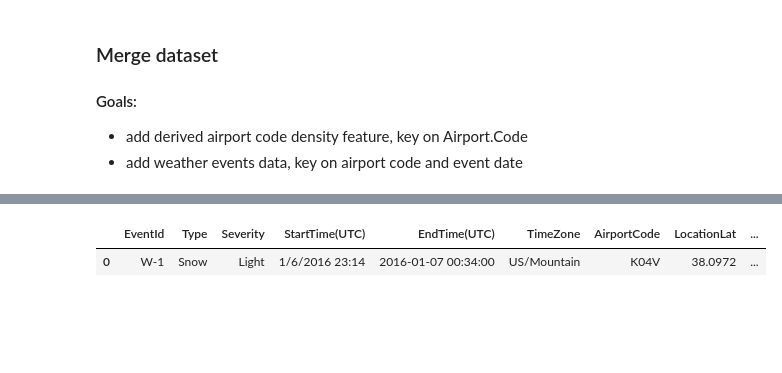
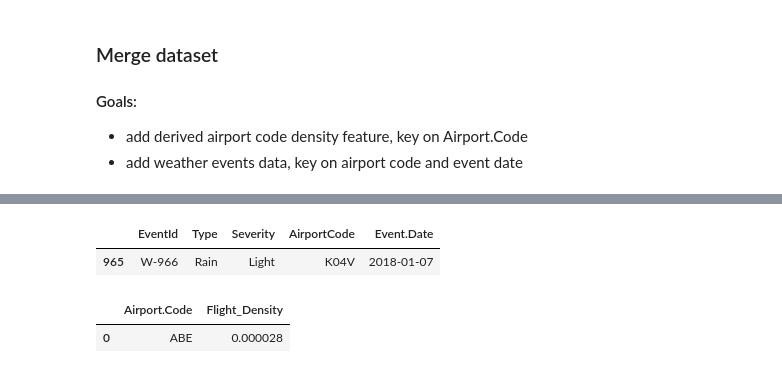
Before and after one commit to tfio17/flight-incident-prediction, a Jupyter notebook: Aviation Accident Prediction.ipynb, the cells around one changed output, grey strips where cells are left out. Saved outputs shown, nothing was run; the diff lists cells and outputs as text; code cells hidden in the pictures; blank space fills up the shorter version.

Commit message:
clean merge with weather event date sync

```diff
--- a/Aviation Accident Prediction.ipynb
+++ b/Aviation Accident Prediction.ipynb
@@ -313,9 +345,25 @@ def preprocess_weather_events(us_weather_events_df):
     """Preprocess raw weather events data."""
     # standardize date fields
     us_weather_events_df['EndTime(UTC)'] = pd.to_datetime(us_weather_events_df['EndTime(UTC)'])
+    us_weather_events_df['Event.Date'] = us_weather_events_df['EndTime(UTC)'].dt.date
+
     # filter for 2018
     us_weather_events_2018_df = us_weather_events_df[us_weather_events_df['EndTime(UTC)'].dt.year == 2018]
 
+    # remove unused features
+    del us_weather_events_2018_df['TimeZone']
+    del us_weather_events_2018_df['LocationLat']
+    del us_weather_events_2018_df['LocationLng']
+    del us_weather_events_2018_df['City']
+    del us_weather_events_2018_df['County']
+    del us_weather_events_2018_df['State']
+    del us_weather_events_2018_df['ZipCode']
+    del us_weather_events_2018_df['StartTime(UTC)']
+    del us_weather_events_2018_df['EndTime(UTC)']
+
+    # type cast date as string for merge
+    us_weather_events_2018_df['Event.Date'] = us_weather_events_2018_df['Event.Date'].astype(str)
+
     return us_weather_events_2018_df
 # %%
 us_weather_events_2018_df = preprocess_weather_events(us_weather_events_df)
@@ -384,5 +445,10 @@ us_accidents_2018.head(1)
 # %%
-us_weather_events_df.head(1)
+us_weather_events_2018_df.head(1)
 # %% [output]
-|  | EventId | Type | Severity | StartTime(UTC) | EndTime(UTC) | TimeZone | AirportCode | LocationLat | ... |
-| 0 | W-1 | Snow | Light | 1/6/2016 23:14 | 2016-01-07 00:34:00 | US/Mountain | K04V | 38.0972 | ... |
+|  | EventId | Type | Severity | AirportCode | Event.Date |
+| 965 | W-966 | Rain | Light | K04V | 2018-01-07 |
+# %%
+airport_code_density.head(1)
+# %% [output]
+|  | Airport.Code | Flight_Density |
+| 0 | ABE | 0.000028 |
```
Also changed, not shown: parts of 31 cells of this notebook.
